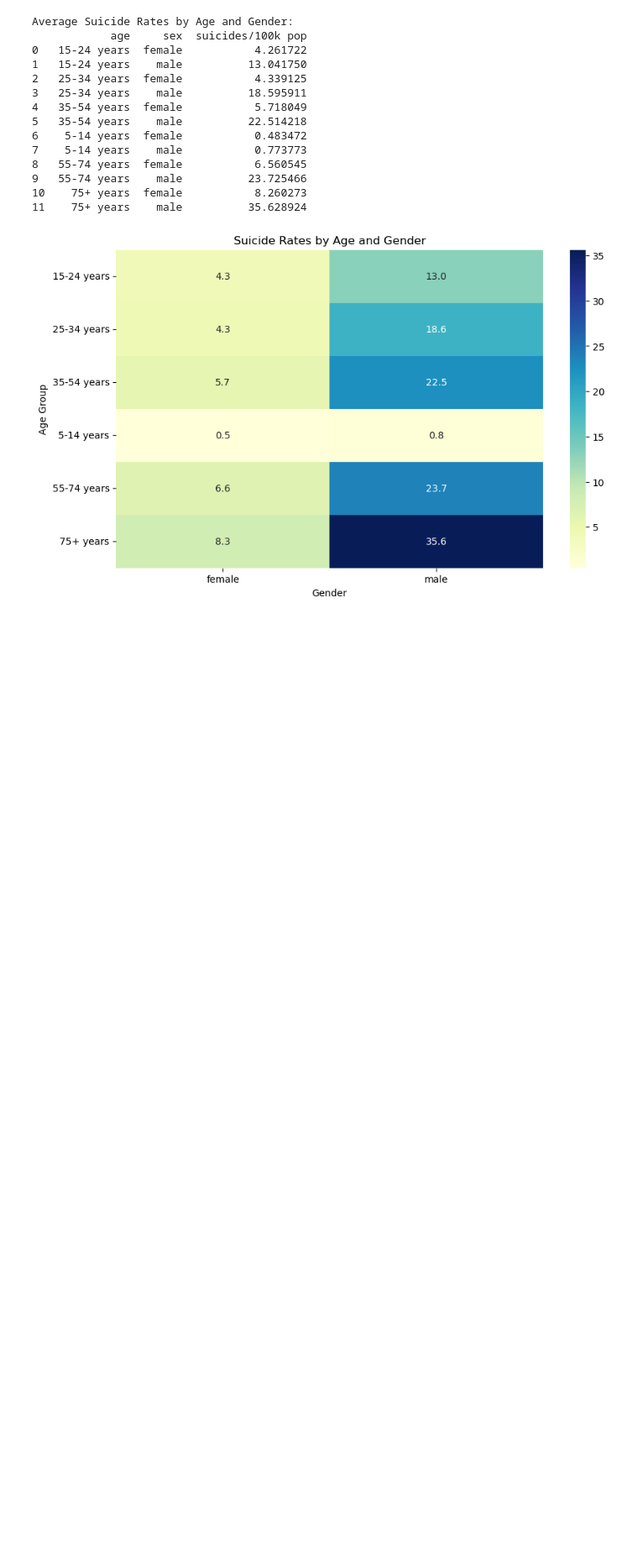
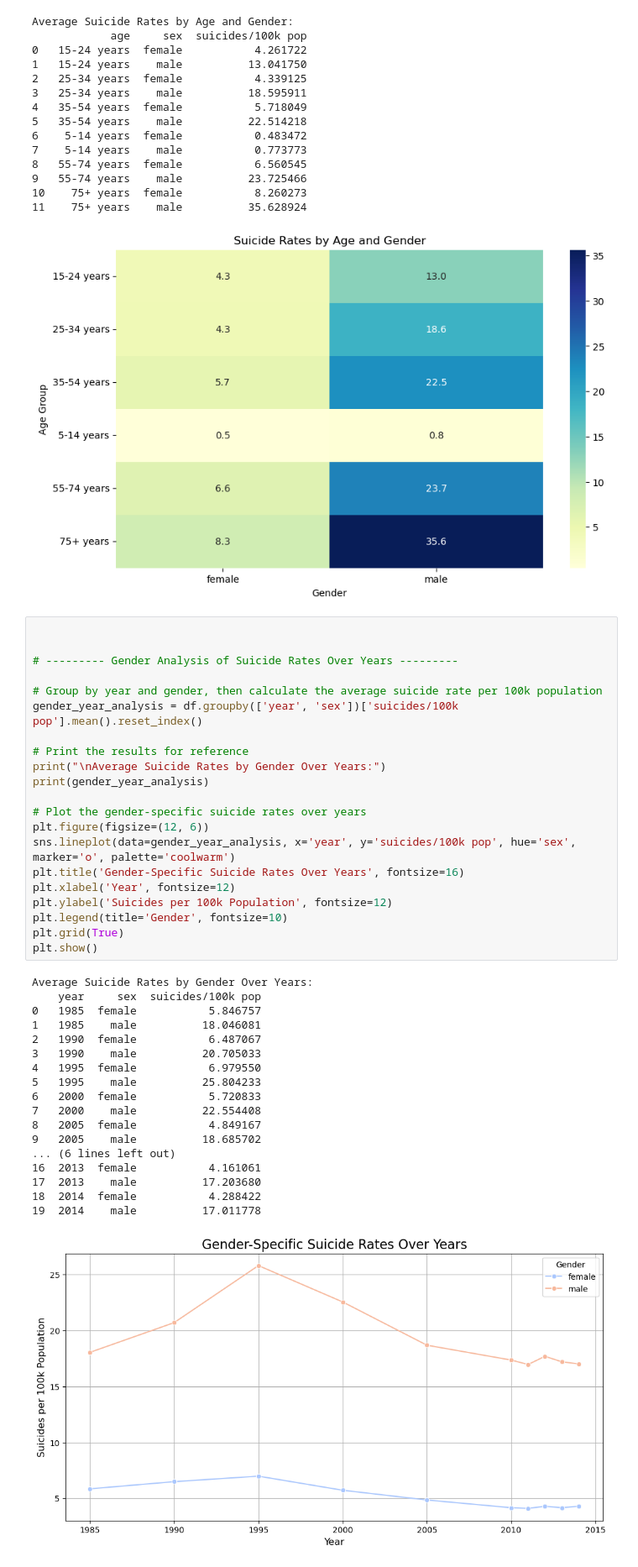
Before and after one commit to hadasssahamase/Suicide_rates_project, a Jupyter notebook: Suicide_rate_project/Suicide_rate_project.ipynb, the cells around one changed output. Shown at 84% size. Saved outputs shown, nothing was run; the diff lists cells and outputs as text; blank space fills up the shorter version.

```diff
--- a/Suicide_rate_project/Suicide_rate_project.ipynb
+++ b/Suicide_rate_project/Suicide_rate_project.ipynb
@@ -259,3 +263,43 @@ Average Suicide Rates by Age and Gender:
 10    75+ years  female           8.260273
 11    75+ years    male          35.628924
 [figure]
+# %%
+
+
+# --------- Gender Analysis of Suicide Rates Over Years ---------
+
+# Group by year and gender, then calculate the average suicide rate per 100k population
+gender_year_analysis = df.groupby(['year', 'sex'])['suicides/100k pop'].mean().reset_index()
+
+# Print the results for reference
+print("\nAverage Suicide Rates by Gender Over Years:")
+print(gender_year_analysis)
+
+# Plot the gender-specific suicide rates over years
+plt.figure(figsize=(12, 6))
+sns.lineplot(data=gender_year_analysis, x='year', y='suicides/100k pop', hue='sex', marker='o', palette='coolwarm')
+plt.title('Gender-Specific Suicide Rates Over Years', fontsize=16)
+plt.xlabel('Year', fontsize=12)
+plt.ylabel('Suicides per 100k Population', fontsize=12)
+plt.legend(title='Gender', fontsize=10)
+plt.grid(True)
+plt.show()
+# %% [output]
+Average Suicide Rates by Gender Over Years:
+    year     sex  suicides/100k pop
+0   1985  female           5.846757
+1   1985    male          18.046081
+2   1990  female           6.487067
+3   1990    male          20.705033
+4   1995  female           6.979550
+5   1995    male          25.804233
+6   2000  female           5.720833
+7   2000    male          22.554408
+8   2005  female           4.849167
+9   2005    male          18.685702
+... (6 lines left out)
+16  2013  female           4.161061
+17  2013    male          17.203680
+18  2014  female           4.288422
+19  2014    male          17.011778
+[figure, added]
```
Also changed, not shown: parts of 6 cells of this notebook.
